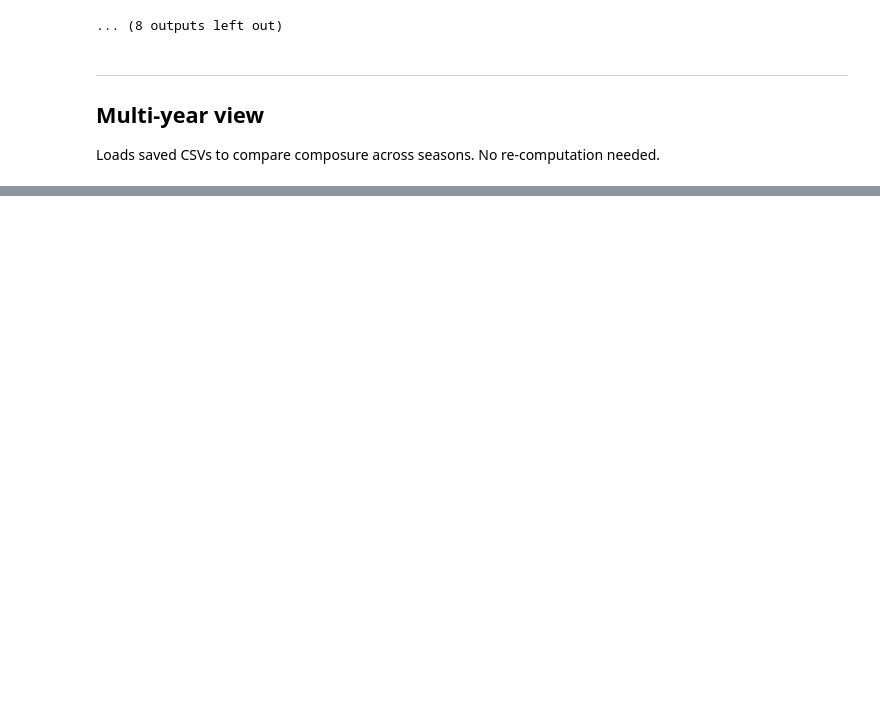
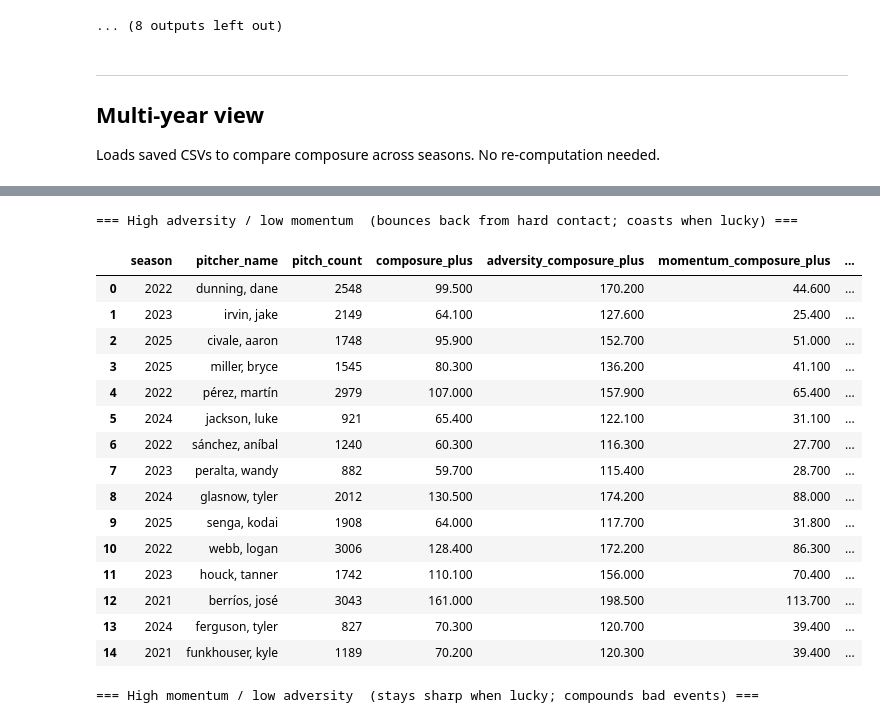
Before and after one commit to aryankapoorr/baseball, a Jupyter notebook: composure/composure.ipynb, the cells around one changed output, grey strips where cells are left out. Cells and saved outputs as stored; diff of their text form; code cells hidden in the pictures; blank space fills up the shorter version.

```diff
--- a/composure/composure.ipynb
+++ b/composure/composure.ipynb
@@ -665,0 +879,43 @@ display(multi.head(30))
+# %%
+# Depends on all_df defined in Cell A above.
+DIVERGENCE_THRESHOLD = 10  # composure+ points
+
+div = all_df.copy().dropna(subset=['adversity_composure_plus', 'momentum_composure_plus'])
+div['divergence'] = div['adversity_composure_plus'] - div['momentum_composure_plus']
+show_cols = ['season', 'pitcher_name', 'pitch_count',
+             'composure_plus', 'adversity_composure_plus', 'momentum_composure_plus', 'divergence']
+
+print('=== High adversity / low momentum  (bounces back from hard contact; coasts when lucky) ===')
+display(
+    div[div['divergence'] > DIVERGENCE_THRESHOLD][show_cols]
+    .sort_values('divergence', ascending=False)
+    .head(15)
+    .reset_index(drop=True)
+)
+
+print('\n=== High momentum / low adversity  (stays sharp when lucky; compounds bad events) ===')
+display(
+    div[div['divergence'] < -DIVERGENCE_THRESHOLD][show_cols]
+    .sort_values('divergence')
+    .head(15)
+    .reset_index(drop=True)
+)
+# %% [output]
+=== High adversity / low momentum  (bounces back from hard contact; coasts when lucky) ===
+|  | season | pitcher_name | pitch_count | composure_plus | adversity_composure_plus | momentum_composure_plus | ... |
+| 0 | 2022 | dunning, dane | 2548 | 99.500 | 170.200 | 44.600 | ... |
+| 1 | 2023 | irvin, jake | 2149 | 64.100 | 127.600 | 25.400 | ... |
+| 2 | 2025 | civale, aaron | 1748 | 95.900 | 152.700 | 51.000 | ... |
+| 3 | 2025 | miller, bryce | 1545 | 80.300 | 136.200 | 41.100 | ... |
+| 4 | 2022 | pérez, martín | 2979 | 107.000 | 157.900 | 65.400 | ... |
+| 5 | 2024 | jackson, luke | 921 | 65.400 | 122.100 | 31.100 | ... |
+| 6 | 2022 | sánchez, aníbal | 1240 | 60.300 | 116.300 | 27.700 | ... |
+| 7 | 2023 | peralta, wandy | 882 | 59.700 | 115.400 | 28.700 | ... |
+| 8 | 2024 | glasnow, tyler | 2012 | 130.500 | 174.200 | 88.000 | ... |
+| 9 | 2025 | senga, kodai | 1908 | 64.000 | 117.700 | 31.800 | ... |
+| 10 | 2022 | webb, logan | 3006 | 128.400 | 172.200 | 86.300 | ... |
+| 11 | 2023 | houck, tanner | 1742 | 110.100 | 156.000 | 70.400 | ... |
+| 12 | 2021 | berríos, josé | 3043 | 161.000 | 198.500 | 113.700 | ... |
+| 13 | 2024 | ferguson, tyler | 827 | 70.300 | 120.700 | 39.400 | ... |
+| 14 | 2021 | funkhouser, kyle | 1189 | 70.200 | 120.300 | 39.400 | ... |
+=== High momentum / low adversity  (stays sharp when lucky; compounds bad events) ===
```
Also changed, not shown: parts of 13 cells of this notebook, 10 other files.
